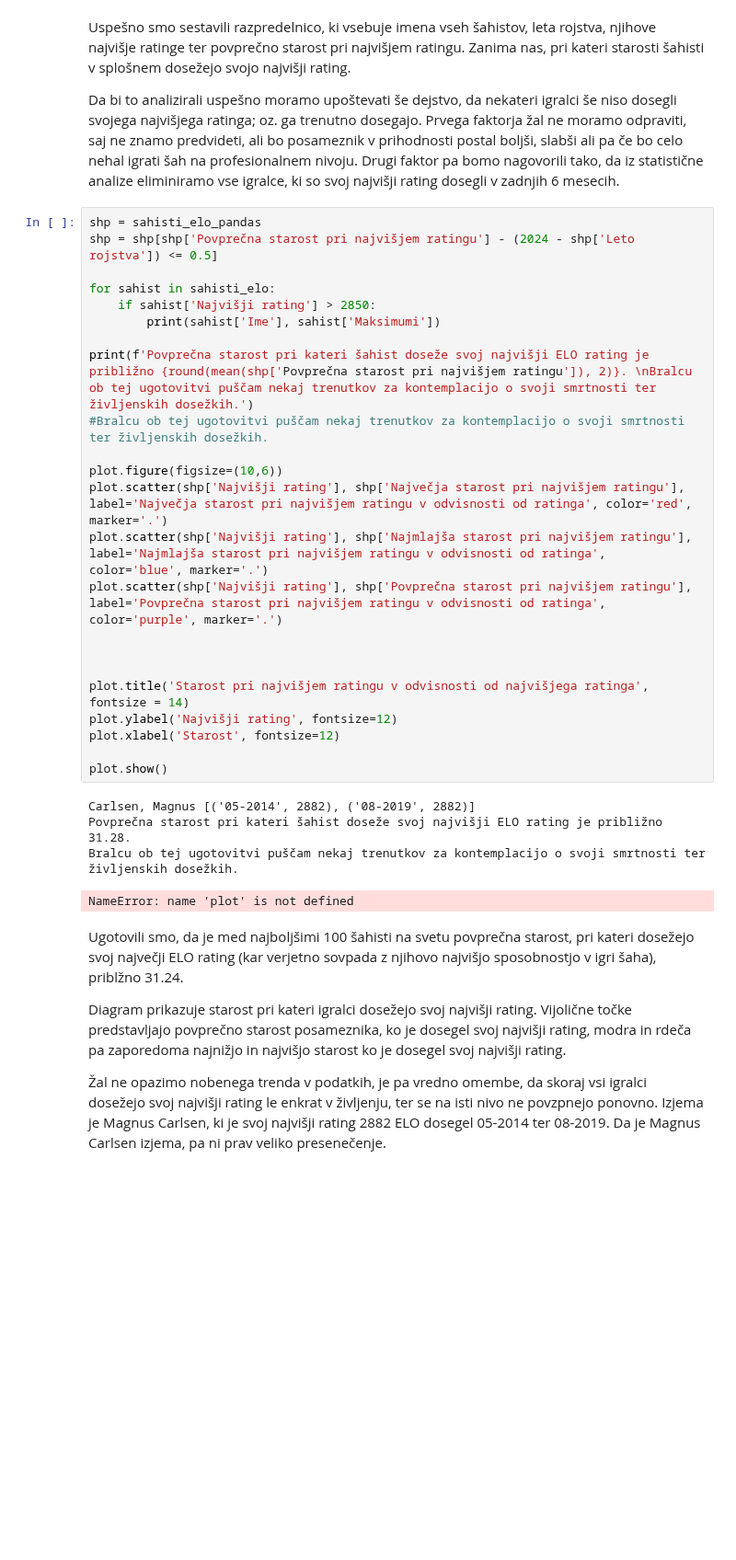
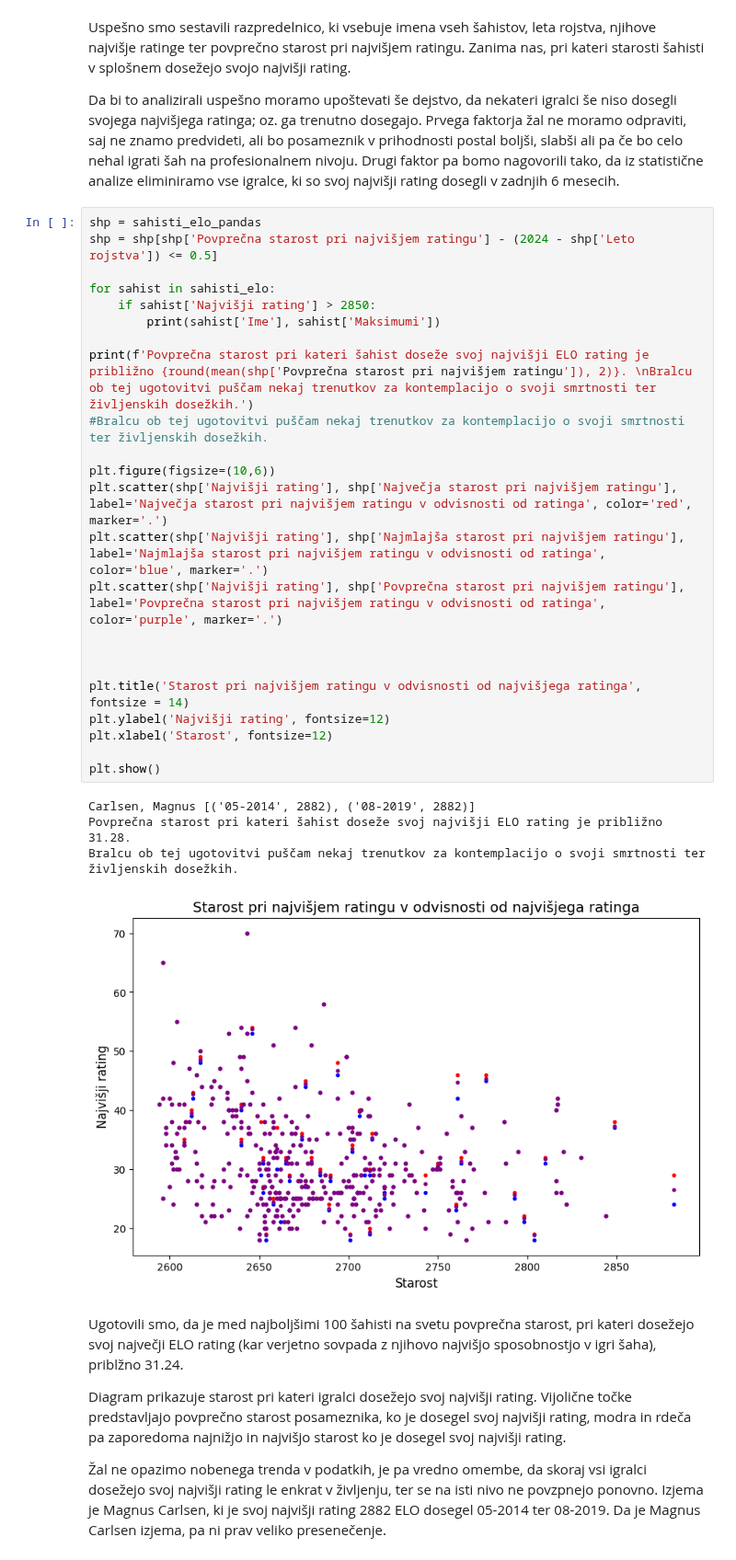
Before and after one commit to HugoTrebse/UVP-projektna-naloga, a Jupyter notebook: analiza_podatkov.ipynb, the cells around one changed output. Shown at 92% size. Saved outputs shown, nothing was run; the diff lists cells and outputs as text; blank space fills up the shorter version.

```diff
--- a/analiza_podatkov.ipynb
+++ b/analiza_podatkov.ipynb
@@ -442,31 +426,31 @@ Da bi to analizirali uspešno moramo upoštevati še dejstvo, da nekateri igralc
 # %%
 shp = sahisti_elo_pandas
 shp = shp[shp['Povprečna starost pri najvišjem ratingu'] - (2024 - shp['Leto rojstva']) <= 0.5]
 
 for sahist in sahisti_elo:
     if sahist['Najvišji rating'] > 2850:
         print(sahist['Ime'], sahist['Maksimumi'])
 
 print(f'Povprečna starost pri kateri šahist doseže svoj najvišji ELO rating je približno {round(mean(shp['Povprečna starost pri najvišjem ratingu']), 2)}. \nBralcu ob tej ugotovitvi puščam nekaj trenutkov za kontemplacijo o svoji smrtnosti ter življenskih dosežkih.')
 #Bralcu ob tej ugotovitvi puščam nekaj trenutkov za kontemplacijo o svoji smrtnosti ter življenskih dosežkih.
 
-plot.figure(figsize=(10,6))
-plot.scatter(shp['Najvišji rating'], shp['Največja starost pri najvišjem ratingu'], label='Največja starost pri najvišjem ratingu v odvisnosti od ratinga', color='red', marker='.')
-plot.scatter(shp['Najvišji rating'], shp['Najmlajša starost pri najvišjem ratingu'], label='Najmlajša starost pri najvišjem ratingu v odvisnosti od ratinga', color='blue', marker='.')
-plot.scatter(shp['Najvišji rating'], shp['Povprečna starost pri najvišjem ratingu'], label='Povprečna starost pri najvišjem ratingu v odvisnosti od ratinga', color='purple', marker='.')
+plt.figure(figsize=(10,6))
+plt.scatter(shp['Najvišji rating'], shp['Največja starost pri najvišjem ratingu'], label='Največja starost pri najvišjem ratingu v odvisnosti od ratinga', color='red', marker='.')
+plt.scatter(shp['Najvišji rating'], shp['Najmlajša starost pri najvišjem ratingu'], label='Najmlajša starost pri najvišjem ratingu v odvisnosti od ratinga', color='blue', marker='.')
+plt.scatter(shp['Najvišji rating'], shp['Povprečna starost pri najvišjem ratingu'], label='Povprečna starost pri najvišjem ratingu v odvisnosti od ratinga', color='purple', marker='.')
 
 
 
-plot.title('Starost pri najvišjem ratingu v odvisnosti od najvišjega ratinga', fontsize = 14)
-plot.ylabel('Najvišji rating', fontsize=12)
-plot.xlabel('Starost', fontsize=12)
+plt.title('Starost pri najvišjem ratingu v odvisnosti od najvišjega ratinga', fontsize = 14)
+plt.ylabel('Najvišji rating', fontsize=12)
+plt.xlabel('Starost', fontsize=12)
 
-plot.show()
+plt.show()
 # %% [output]
 Carlsen, Magnus [('05-2014', 2882), ('08-2019', 2882)]
 Povprečna starost pri kateri šahist doseže svoj najvišji ELO rating je približno 31.28.
 Bralcu ob tej ugotovitvi puščam nekaj trenutkov za kontemplacijo o svoji smrtnosti ter življenskih dosežkih.
-NameError: name 'plot' is not defined
+[figure, added]
 # %% [markdown]
 Ugotovili smo, da je med najboljšimi 100 šahisti na svetu povprečna starost, pri kateri dosežejo svoj največji ELO rating (kar verjetno sovpada z njihovo najvišjo sposobnostjo v igri šaha), priblžno 31.24.
 
```
Also changed, not shown: parts of 5 cells of this notebook.
